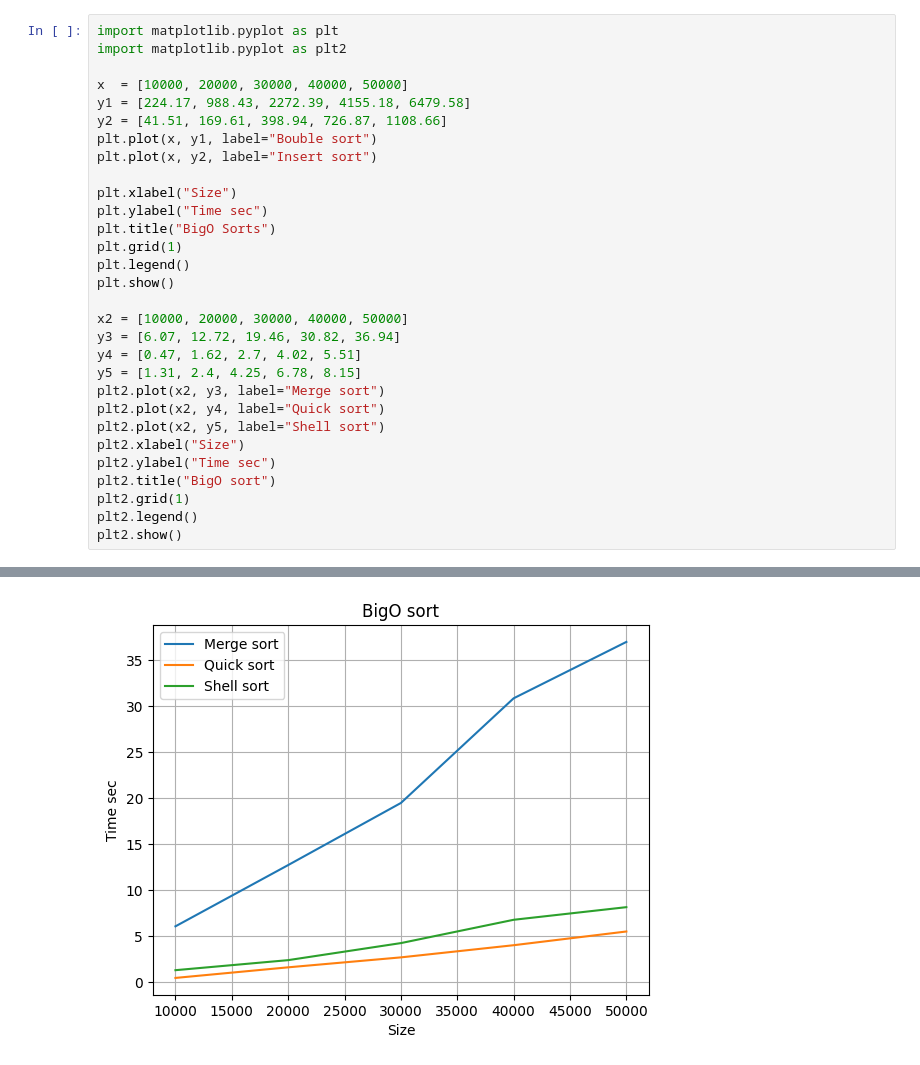
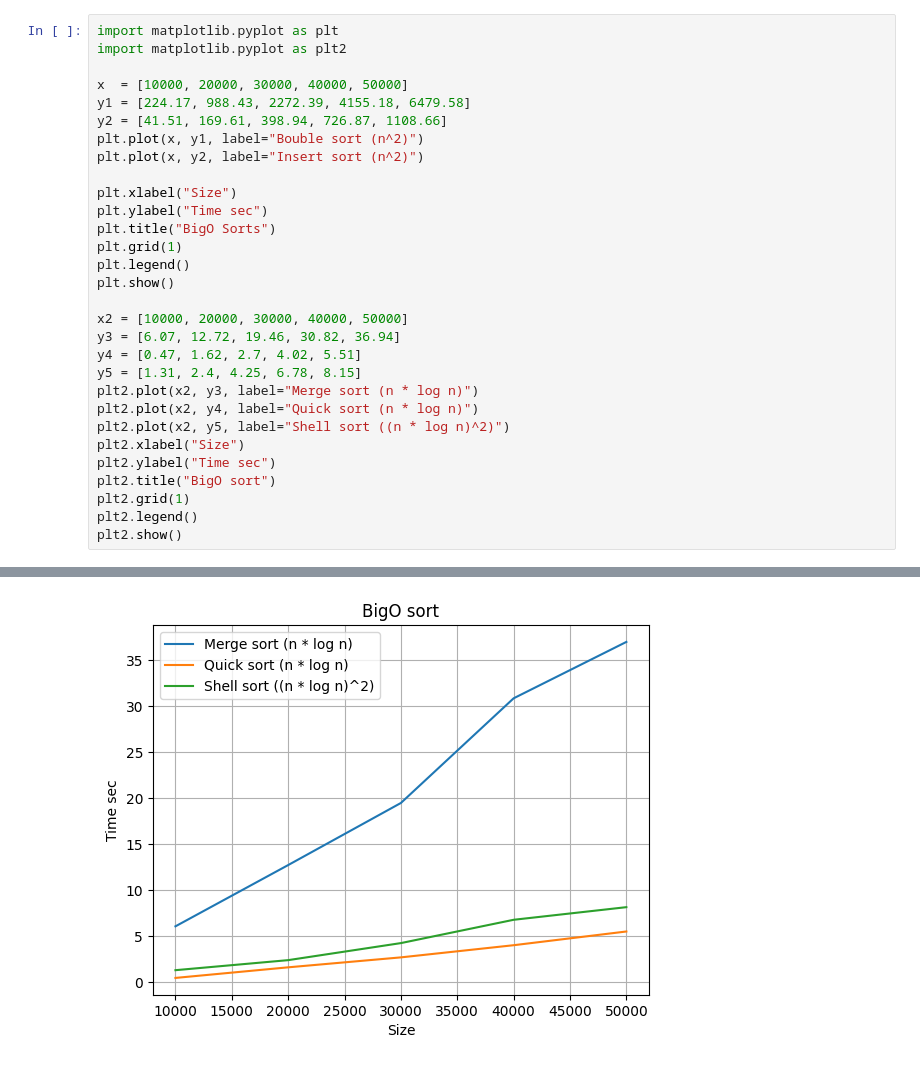
Before and after one commit to IgoninID/ArraysSAOD, a Jupyter notebook: Sorts.ipynb, the cells around one changed output, grey strips where cells are left out. Drawn from its saved outputs; the diff is of its cells as text.

```diff
--- a/Sorts.ipynb
+++ b/Sorts.ipynb
@@ -7,8 +7,8 @@ import matplotlib.pyplot as plt2
 x  = [10000, 20000, 30000, 40000, 50000]
 y1 = [224.17, 988.43, 2272.39, 4155.18, 6479.58]
 y2 = [41.51, 169.61, 398.94, 726.87, 1108.66]
-plt.plot(x, y1, label="Bouble sort")
-plt.plot(x, y2, label="Insert sort")
+plt.plot(x, y1, label="Bouble sort (n^2)")
+plt.plot(x, y2, label="Insert sort (n^2)")
 
 plt.xlabel("Size")
 plt.ylabel("Time sec")
@@ -21,9 +21,9 @@ x2 = [10000, 20000, 30000, 40000, 50000]
 y3 = [6.07, 12.72, 19.46, 30.82, 36.94]
 y4 = [0.47, 1.62, 2.7, 4.02, 5.51]
 y5 = [1.31, 2.4, 4.25, 6.78, 8.15]
-plt2.plot(x2, y3, label="Merge sort")
-plt2.plot(x2, y4, label="Quick sort")
-plt2.plot(x2, y5, label="Shell sort")
+plt2.plot(x2, y3, label="Merge sort (n * log n)")
+plt2.plot(x2, y4, label="Quick sort (n * log n)")
+plt2.plot(x2, y5, label="Shell sort ((n * log n)^2)")
 plt2.xlabel("Size")
 plt2.ylabel("Time sec")
 plt2.title("BigO sort")
@@ -35 +35 @@ plt2.show()
-[figure, old version]
+[figure, new version]
```
Also changed, not shown: parts of 2 cells of this notebook.
